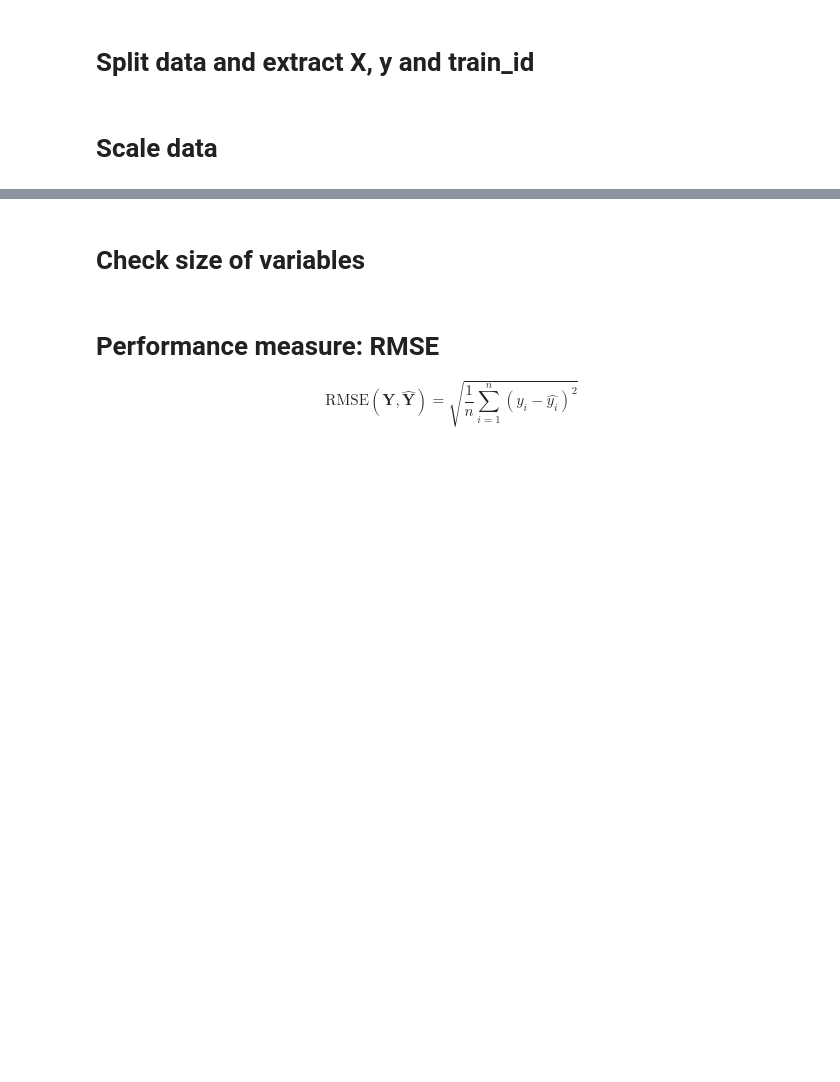
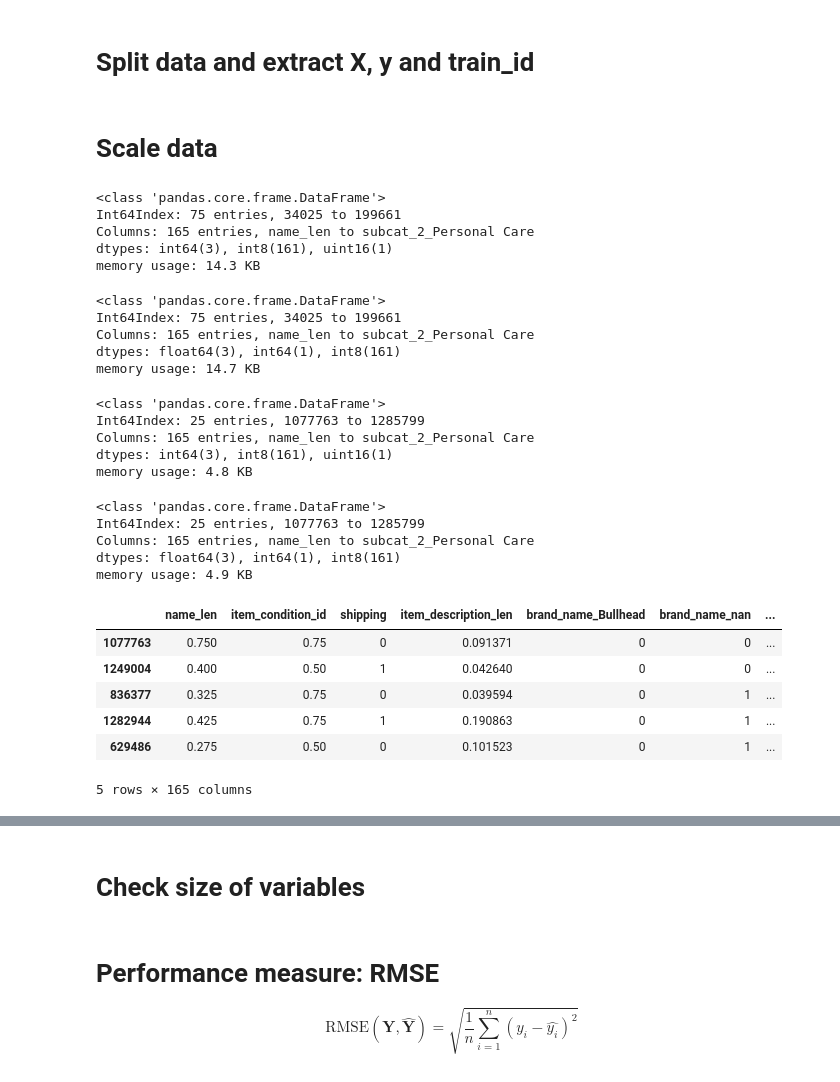
Before and after one commit to danhaus/ml-price-suggestion, a Jupyter notebook: kernels/First_Model.ipynb, the cells around one changed output, grey strips where cells are left out. Saved outputs shown, nothing was run; the diff lists cells and outputs as text; code cells hidden in the pictures; blank space fills up the shorter version.

```diff
--- a/kernels/First_Model.ipynb
+++ b/kernels/First_Model.ipynb
@@ -154,37 +199,37 @@ if (settings['del']):
 # Split data and extract X, y and train_id
 # %%
 from sklearn.model_selection import train_test_split
-X_train, X_test = train_test_split(data_num, test_size = settings['test_size'], random_state=None) # randomly split data
-# ! X_train and X_test STILL CONTAINS PRICE AT THIS MOMENT !
+X_train_unscaled, X_test_unscaled = train_test_split(data_num, test_size = settings['test_size'], random_state=None) # randomly split data
+# ! X_train_unscaled and X_test_unscaled STILL CONTAINS PRICE AT THIS MOMENT !
 # %%
 if (settings['del']):
     del data_num
 # %%
 # Pop price from X_train and X_test
-y_train = X_train.pop('price')
-y_test = X_test.pop('price')
+y_train = X_train_unscaled.pop('price')
+y_test = X_test_unscaled.pop('price')
 # %%
 # Pop id_train from both training and test data set
 
-id_train = X_train.pop('train_id')
-id_test = X_test.pop('train_id')
+id_train = X_train_unscaled.pop('train_id')
+id_test = X_test_unscaled.pop('train_id')
 # %% [markdown]
 # Scale data
 # %%
 from sklearn.preprocessing import MaxAbsScaler
 
-X_train_scaled = X_train.copy()
-X_test_scaled = X_test.copy()
+X_train = X_train_unscaled.copy()
+X_test = X_test_unscaled.copy()
 
 columns_to_scale = ['name_len', 'item_condition_id', 'item_description_len']
 
 scaler = MaxAbsScaler()
-scaler.fit(X_train[columns_to_scale]) # Compute the mean adn std of training data to be used for future scaling
+scaler.fit(X_train_unscaled[columns_to_scale]) # Compute the mean adn std of training data to be used for future scaling
 
-X_train_scaled[columns_to_scale] = pd.DataFrame(scaler.transform(X_train[columns_to_scale]), index=X_train.index, columns=columns_to_scale)
+X_train[columns_to_scale] = pd.DataFrame(scaler.transform(X_train_unscaled[columns_to_scale]), index=X_train_unscaled.index, columns=columns_to_scale)
 if (settings['del']):
-    del X_train
+    del X_train_unscaled
 
-X_test_scaled[columns_to_scale] = pd.DataFrame(scaler.transform(X_test[columns_to_scale]), index=X_test.index, columns=columns_to_scale)
+X_test[columns_to_scale] = pd.DataFrame(scaler.transform(X_test_unscaled[columns_to_scale]), index=X_test_unscaled.index, columns=columns_to_scale)
 if (settings['del']):
-    del X_test
+    del X_test_unscaled
@@ -198,0 +236,42 @@ if (settings['del']):
+# %%
+X_train_unscaled.info()
+# %% [output]
+<class 'pandas.core.frame.DataFrame'>
+Int64Index: 75 entries, 34025 to 199661
+Columns: 165 entries, name_len to subcat_2_Personal Care
+dtypes: int64(3), int8(161), uint16(1)
+memory usage: 14.3 KB
+# %%
+X_train.info()
+# %% [output]
+<class 'pandas.core.frame.DataFrame'>
+Int64Index: 75 entries, 34025 to 199661
+Columns: 165 entries, name_len to subcat_2_Personal Care
+dtypes: float64(3), int64(1), int8(161)
+memory usage: 14.7 KB
+# %%
+X_test_unscaled.info()
+# %% [output]
+<class 'pandas.core.frame.DataFrame'>
+Int64Index: 25 entries, 1077763 to 1285799
+Columns: 165 entries, name_len to subcat_2_Personal Care
+dtypes: int64(3), int8(161), uint16(1)
+memory usage: 4.8 KB
+# %%
+X_test.info()
+# %% [output]
+<class 'pandas.core.frame.DataFrame'>
+Int64Index: 25 entries, 1077763 to 1285799
+Columns: 165 entries, name_len to subcat_2_Personal Care
+dtypes: float64(3), int64(1), int8(161)
+memory usage: 4.9 KB
+# %%
+X_test.head()
+# %% [output]
+|  | name_len | item_condition_id | shipping | item_description_len | brand_name_Bullhead | brand_name_nan | ... |
+| 1077763 | 0.750 | 0.75 | 0 | 0.091371 | 0 | 0 | ... |
+| 1249004 | 0.400 | 0.50 | 1 | 0.042640 | 0 | 0 | ... |
+| 836377 | 0.325 | 0.75 | 0 | 0.039594 | 0 | 1 | ... |
+| 1282944 | 0.425 | 0.75 | 1 | 0.190863 | 0 | 1 | ... |
+| 629486 | 0.275 | 0.50 | 0 | 0.101523 | 0 | 1 | ... |
+5 rows × 165 columns
```
Also changed, not shown: parts of 20 cells of this notebook.
